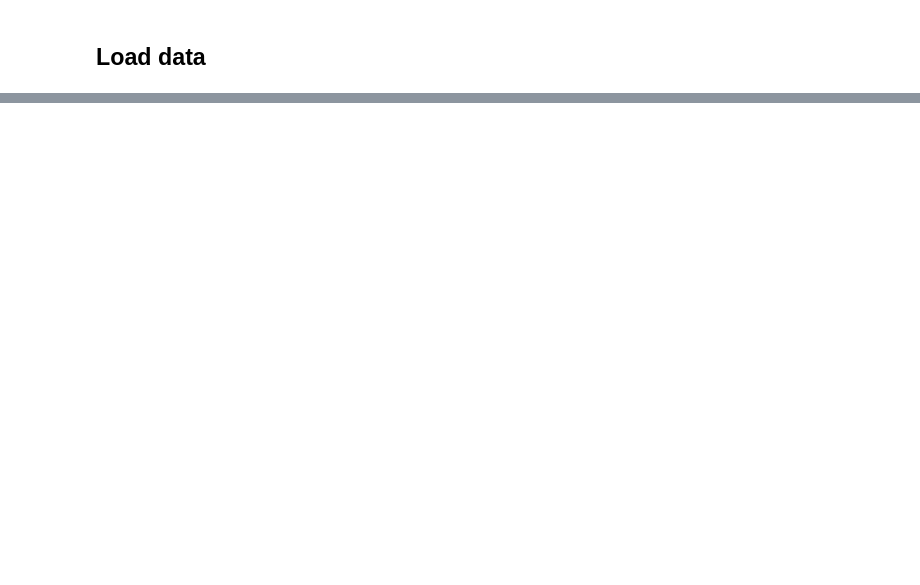
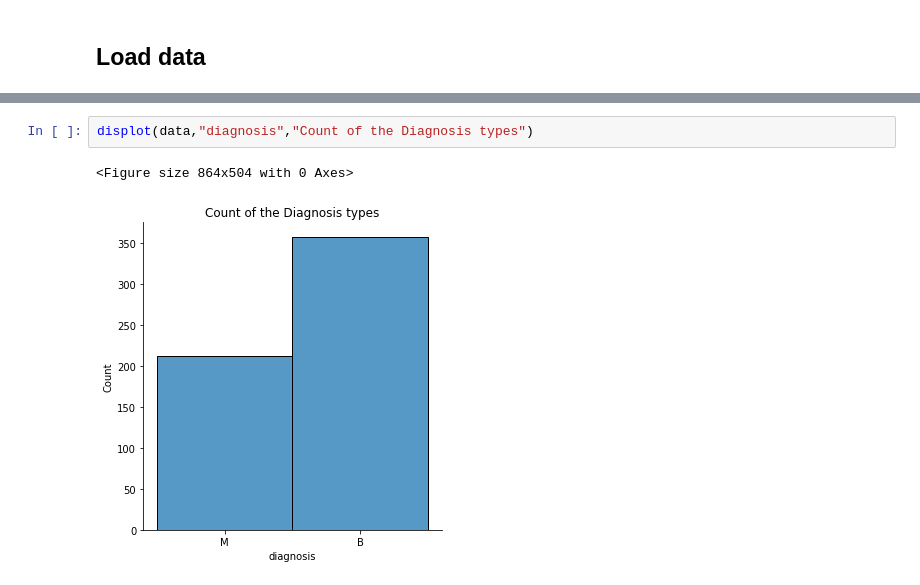
Before and after one commit to DiboraHaile/Casualty, a Jupyter notebook: notebooks/ExploreData.ipynb, the cells around one changed output, grey strips where cells are left out. Cells and saved outputs as stored; diff of their text form; blank space fills up the shorter version.

```diff
--- a/notebooks/ExploreData.ipynb
+++ b/notebooks/ExploreData.ipynb
@@ -25,0 +78,5 @@ data.describe()
+# %%
+displot(data,"diagnosis","Count of the Diagnosis types")
+# %% [output]
+<Figure size 864x504 with 0 Axes>
+[figure, added]
```
Also changed, not shown: parts of 9 cells of this notebook, 1 other file.
